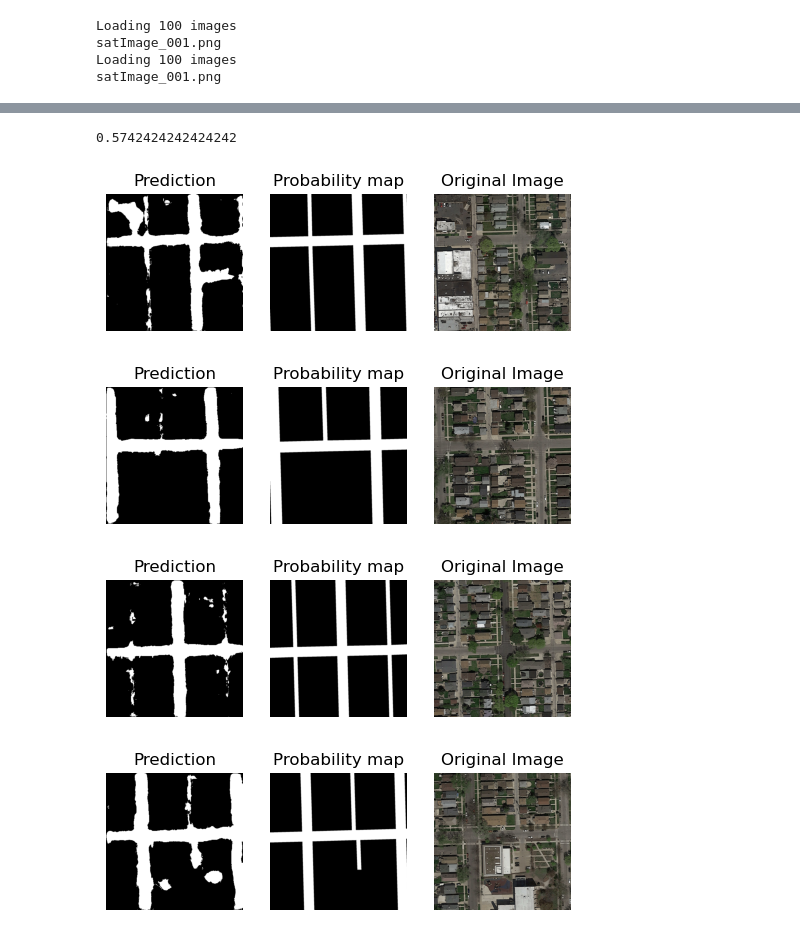
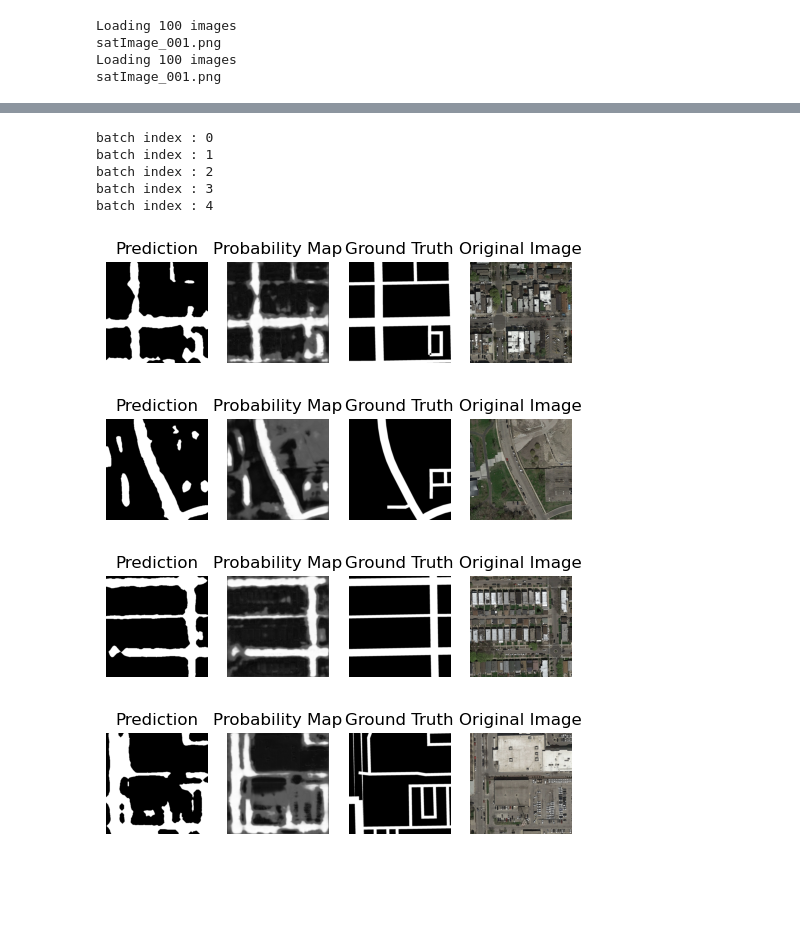
Before and after one commit to CS-433/ml-project-2-notaname_p2, a Jupyter notebook: UNet_pred.ipynb, the cells around one changed output, grey strips where cells are left out. Drawn from its saved outputs; the diff is of its cells as text; code cells hidden in the pictures; blank space fills up the shorter version.

```diff
--- a/UNet_pred.ipynb
+++ b/UNet_pred.ipynb
@@ -40,6 +40,6 @@ satImage_001.png
 Loading 100 images
 satImage_001.png
 # %%
-model = UNet(base_c=16,num_layers=4)
+model = UNet(base_c=8,num_layers=5)
 # %% [output]
 down
@@ -78,55 +89,70 @@ Epoch 1/10, Loss: 0.8979
 # %%
-dataset_check = Road_data(imgs,gt_imgs)
-dataloader = DataLoader(dataset_check, batch_size=len(imgs), shuffle=True)
-pred=0
+dataset_check = Road_data(imgs, gt_imgs)
+dataloader = DataLoader(dataset_check, batch_size=20, shuffle=True)
+
+best_t = 0
+best_outlier_size = 0
+best_shape_size = 0
+best_loss = np.inf
+
 for batch_idx, (data, target) in enumerate(dataloader):
+    print(f'batch index : {batch_idx}')
     gt = target
     images = data
     pred = model(data)
 
-gt_np = gt.detach().cpu().numpy()
-pred_np = pred.detach().cpu().numpy()
+    gt_np = gt.detach().cpu().numpy()
+    pred_np = pred.detach().cpu().numpy()
 
-best_t = 0
-best_loss = np.inf
+    for threshold in np.linspace(0.1, 0.9, 20):
+        for outlier_size in np.arange(10, 100, 10):
+            for shape_size in np.arange(3, 10):
 
-for threshold in np.linspace(0.1,0.9,20):
-    for outlier_size in np.arange(10,100,10):
-        for shape_size in np.arange(3,10):
-            test_pred = np.array([process_roads(raw_map=raw_map,threshold=threshold,outlier_size=outlier_size,shape_size=shape_size) for raw_map in pred_np])
-            c_loss = f1_loss_numpy(test_pred,gt_np)
-            if c_loss < best_loss:
-                best_loss = c_loss
-                best_t = threshold
-                best_outlier_size = outlier_size
-                best_shape_size = shape_size
+                test_pred = np.array([
+                    process_roads(raw_map=raw_map, threshold=threshold, outlier_size=outlier_size, shape_size=shape_size)
+                    for raw_map in pred_np
+                ])
+                c_loss = f1_loss_numpy(test_pred, gt_np)
 
-print(f'best threshold: {best_t}')
+                if c_loss < best_loss:
+                    best_loss = c_loss
+                    best_t = threshold
+                    best_outlier_size = outlier_size
+                    best_shape_size = shape_size
 
-n_example = 10
+n_example = 5
 
-for i in range(max(n_example,len(pred_np))):
-    fig, axes = plt.subplots(nrows=1, ncols=3, figsize=(6, 6))
-    prediction= (pred_np[i]>best_t).astype(np.uint8)
+# get examples from last batch
+for i in range(min(n_example,len(pred_np))):
+    fig, axes = plt.subplots(nrows=1, ncols=4, figsize=(6, 6))
+    prediction = process_roads(raw_map=pred_np[i], threshold=best_t, outlier_size=best_outlier_size, shape_size=best_shape_size)
     axes[0].imshow(prediction, cmap='gray')
     axes[0].set_title("Prediction")
 
-    axes[1].imshow(target[i], cmap='gray')
-    axes[1].set_title("Probability map")
+    axes[1].imshow(pred_np[i], cmap='gray')
+    axes[1].set_title("Probability Map")
+
+    axes[2].imshow(gt[i], cmap='gray')
+    axes[2].set_title("Ground Truth")
 
     img_np = images[i].permute(1, 2, 0).cpu().numpy()
 
-    axes[2].imshow(img_np)
-    axes[2].set_title("Original Image")
+    axes[3].imshow(img_np)
+    axes[3].set_title("Original Image")
 
     axes[0].axis("off")
     axes[1].axis("off")
     axes[2].axis("off")
+    axes[3].axis("off")
 
     plt.show()
 # %% [output]
-0.5742424242424242
+batch index : 0
+batch index : 1
+batch index : 2
+batch index : 3
+batch index : 4
-[figure, old version]
+[figure, new version]
-[figure, old version]
+[figure, new version]
-[figure, old version]
+[figure, new version]
-[figure, old version]
+[figure, new version]
```
Also changed, not shown: parts of 4 cells of this notebook, 1 other file.
